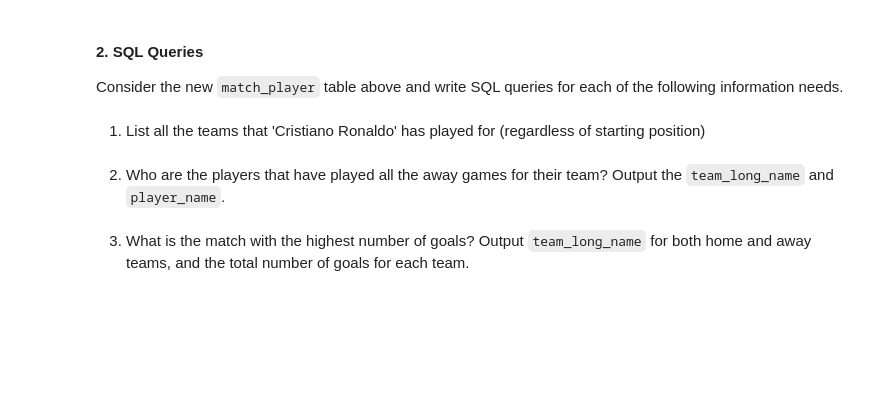
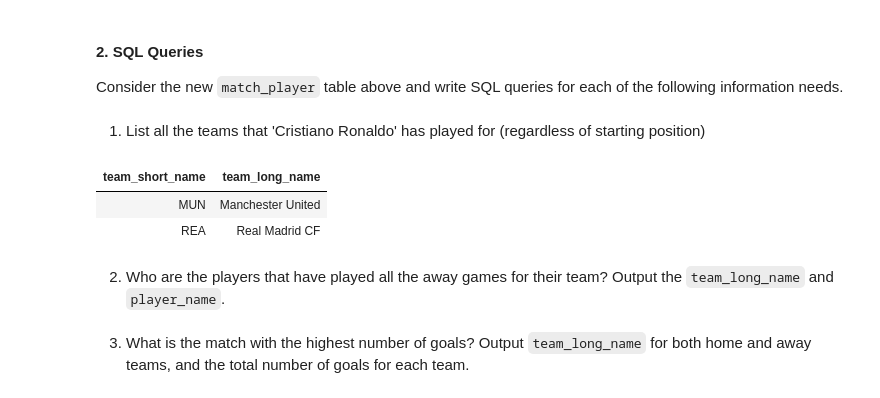
Before and after one commit to MargaridaEstrela/ISDB, a Jupyter notebook: 2 P2 Project/G2-p2-project.ipynb, the cells around one changed output. Saved outputs shown, nothing was run; the diff lists cells and outputs as text; code cells hidden in the pictures; blank space fills up the shorter version.

```diff
--- a/2 P2 Project/G2-p2-project.ipynb
+++ b/2 P2 Project/G2-p2-project.ipynb
@@ -238,6 +326,15 @@ Consider the new `match_player` table above and write SQL queries for each of th
 1. List all the teams that 'Cristiano Ronaldo' has played for (regardless of starting position)
 # %%
 %%sql psql
+SELECT DISTINCT t.team_short_name, t.team_long_name
+FROM match_player m
+JOIN team t ON t.team_api_id = m.team_api_id
+JOIN player p ON p.player_api_id = m.player_api_id
+WHERE p.player_name = 'Cristiano Ronaldo'
+# %% [output]
+| team_short_name | team_long_name |
+| MUN | Manchester United |
+| REA | Real Madrid CF |
 # %% [markdown]
 2. Who are the players that have played all the away games for their team? Output the `team_long_name` and `player_name`.
 # %%
```
Also changed, not shown: parts of 8 cells of this notebook.
